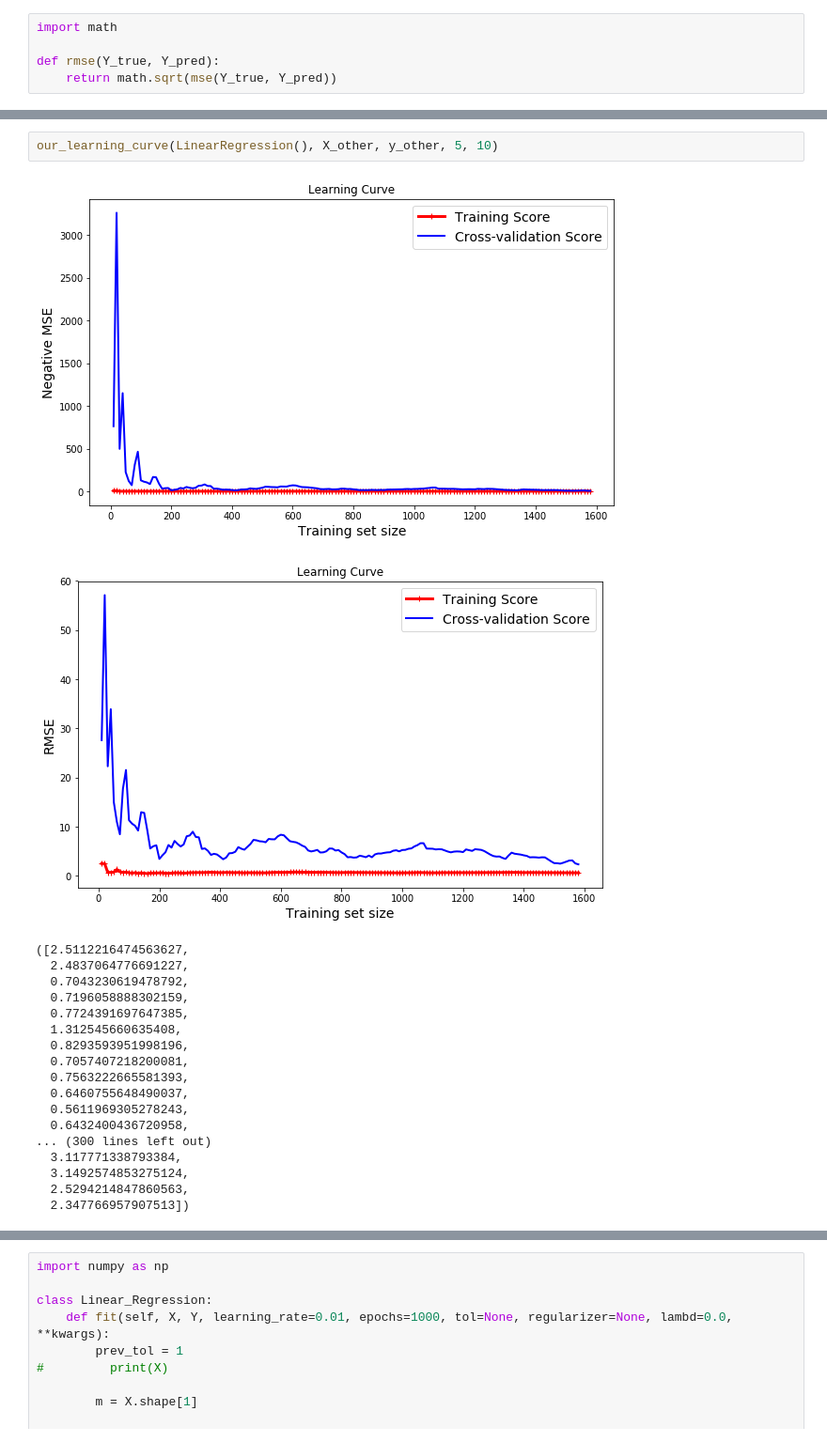
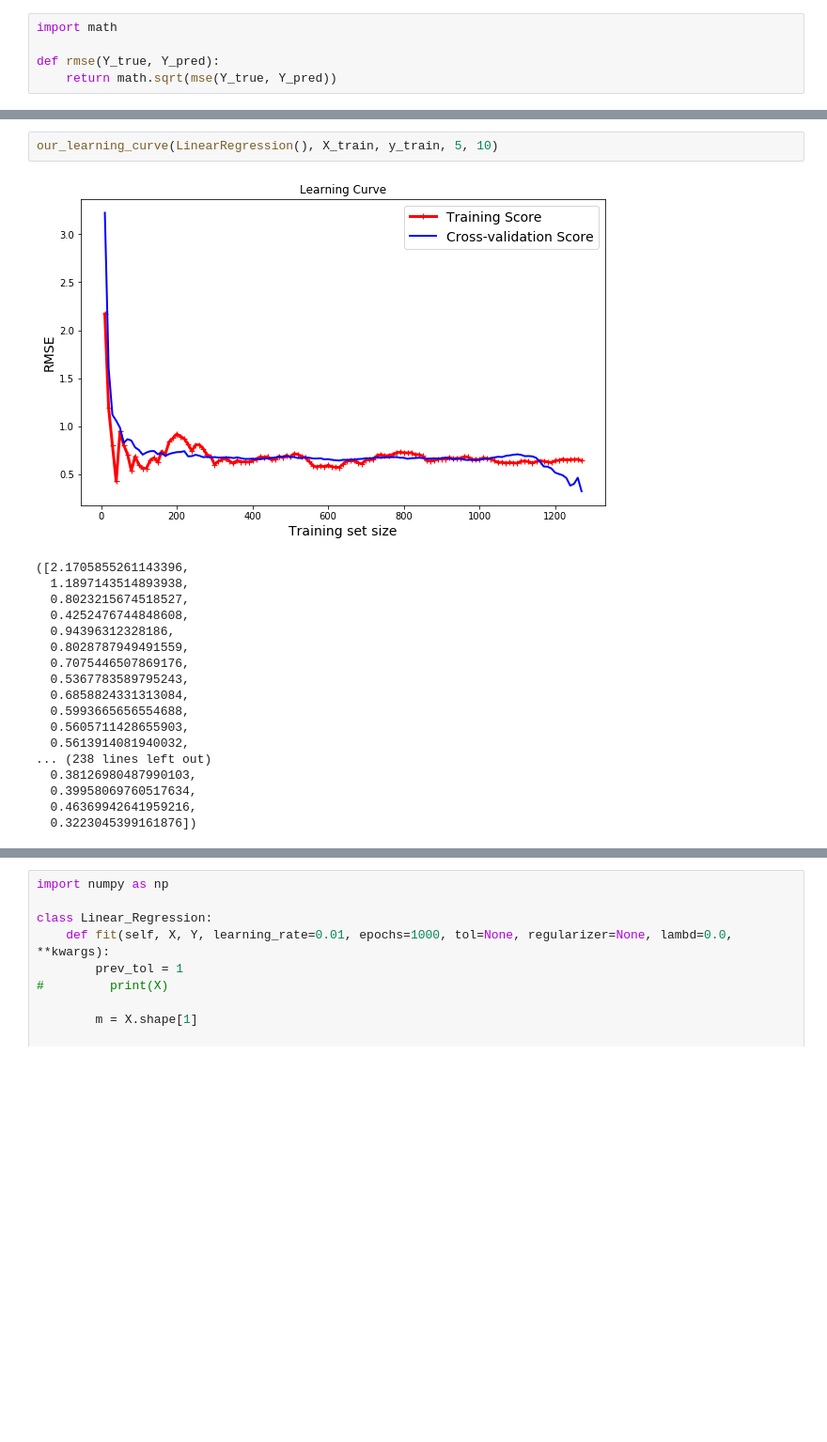
Before and after one commit to tannn/machine-learning, a Jupyter notebook: Doan_Vy_Marino_Tanner_assignment3.ipynb, the cells around one changed output, grey strips where cells are left out. Shown at 94% size. Cells and saved outputs as stored; diff of their text form; blank space fills up the shorter version.

```diff
--- a/Doan_Vy_Marino_Tanner_assignment3.ipynb
+++ b/Doan_Vy_Marino_Tanner_assignment3.ipynb
@@ -224,27 +155,26 @@ def our_learning_curve(model, X_lc, Y_lc, cv=5, train_size=1, learning_rate=0.01
 
     return training_rmse, validation_rmse
 # %%
-our_learning_curve(LinearRegression(), X_other, y_other, 5, 10)
+our_learning_curve(LinearRegression(), X_train, y_train, 5, 10)
 # %% [output]
-[figure, old version]
+[figure, new version]
-[figure, removed]
-([2.5112216474563627,
-  2.4837064776691227,
-  0.7043230619478792,
-  0.7196058888302159,
-  0.7724391697647385,
-  1.312545660635408,
-  0.8293593951998196,
-  0.7057407218200081,
-  0.7563222665581393,
-  0.6460755648490037,
-  0.5611969305278243,
-  0.6432400436720958,
-... (300 lines left out)
-  3.117771338793384,
-  3.1492574853275124,
-  2.5294214847860563,
-  2.347766957907513])
+([2.1705855261143396,
+  1.1897143514893938,
+  0.8023215674518527,
+  0.4252476744848608,
+  0.94396312328186,
+  0.8028787949491559,
+  0.7075446507869176,
+  0.5367783589795243,
+  0.6858824331313084,
+  0.5993665656554688,
+  0.5605711428655903,
+  0.5613914081940032,
+... (238 lines left out)
+  0.38126980487990103,
+  0.39958069760517634,
+  0.46369942641959216,
+  0.3223045399161876])
 # %%
 from sklearn.preprocessing import StandardScaler
 from sklearn.model_selection import train_test_split, learning_curve, GridSearchCV, cross_val_score
```
Also changed, not shown: parts of 17 cells of this notebook.
